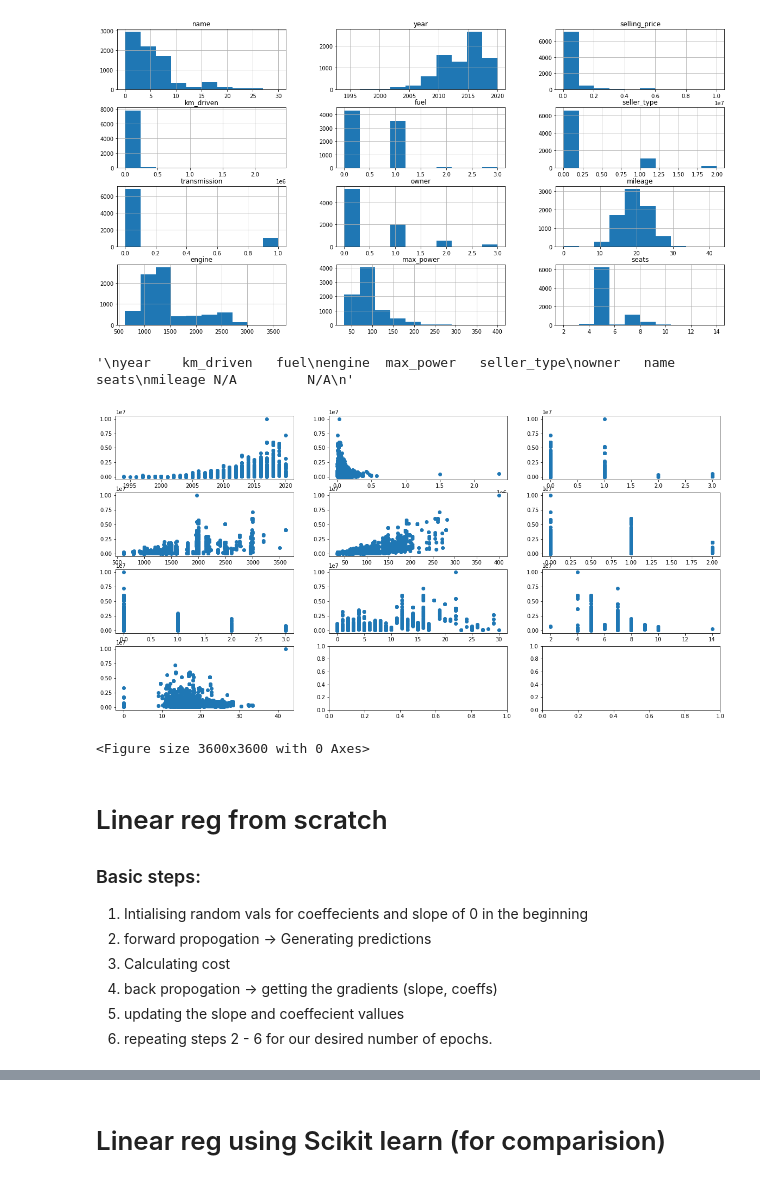
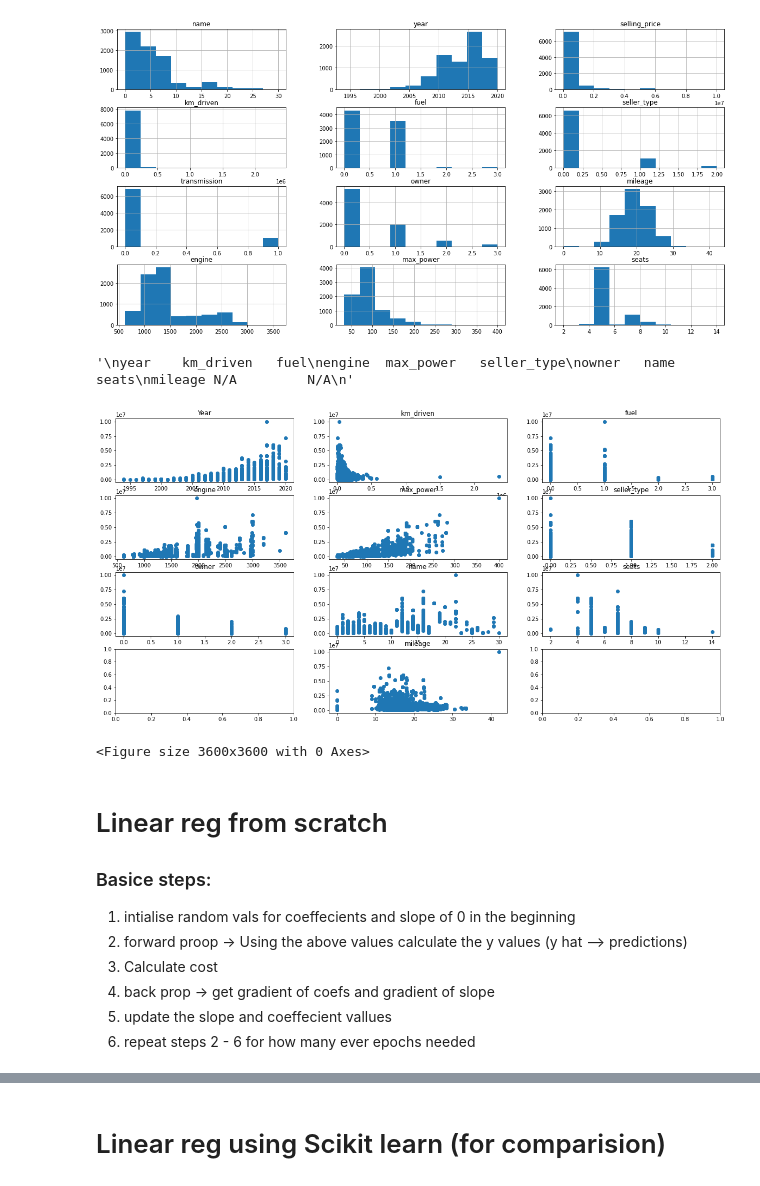
Before and after one commit to sreeharshaparuchur1/neuralNets, a Jupyter notebook: Linear Regression/linearRegression_carPrices.ipynb, the cells around one changed output, grey strips where cells are left out. Saved outputs shown, nothing was run; the diff lists cells and outputs as text; code cells hidden in the pictures.

```diff
--- a/Linear Regression/linearRegression_carPrices.ipynb
+++ b/Linear Regression/linearRegression_carPrices.ipynb
@@ -9,7 +9,7 @@ import seaborn as sn
 from pylab import rcParams
 rcParams['figure.figsize'] = 20, 10
 # %%
-CAR_DATASET_PATH = "/car_price.csv"
+CAR_DATASET_PATH = "/content/car_price.csv"
 car_df = pd.read_csv(CAR_DATASET_PATH)
 car_df.head(10)
 # %% [output]
@@ -234,28 +228,47 @@ array([[<matplotlib.axes._subplots.AxesSubplot object at 0x...>,
 # %%
 fig, ax = plt.subplots(4,3)
 
 ax[0,0].scatter([car_df["year"]], car_df["selling_price"])
+ax[0,0].title.set_text('Year')
+
 ax[0,1].scatter([car_df["km_driven"]], car_df["selling_price"])
+ax[0,1].title.set_text('km_driven')
+
 ax[0,2].scatter([car_df["fuel"]], car_df["selling_price"])
+ax[0,2].title.set_text('fuel')
+
 ax[1,0].scatter([car_df["engine"]], car_df["selling_price"])
+ax[1,0].title.set_text('engine')
+
 ax[1,1].scatter([car_df["max_power"]], car_df["selling_price"])
+ax[1,1].title.set_text('max_power')
+
 ax[1,2].scatter([car_df["seller_type"]], car_df["selling_price"])
+ax[1,2].title.set_text('seller_type')
+
 ax[2,0].scatter([car_df["owner"]], car_df["selling_price"])
+ax[2,0].title.set_text('owner')
+
 ax[2,1].scatter([car_df["name"]], car_df["selling_price"])
+ax[2,1].title.set_text('name')
+
 ax[2,2].scatter([car_df["seats"]], car_df["selling_price"])
-ax[3,0].scatter([car_df["mileage"]], car_df["selling_price"])
+ax[2,2].title.set_text('seats')
+
+ax[3,1].scatter([car_df["mileage"]], car_df["selling_price"])
+ax[3,1].title.set_text('mileage')
 
 plt.figure(figsize=(50,50))
 fig.show()
 """
 year    km_driven   fuel
 engine  max_power   seller_type
 owner   name        seats
 mileage N/A         N/A
 """
 # %% [output]
 '\nyear    km_driven   fuel\nengine  max_power   seller_type\nowner   name        seats\nmileage N/A         N/A\n'
-[figure, old version]
+[figure, new version]
 <Figure size 3600x3600 with 0 Axes>
 # %%
 # splitting into test and trainign sets
@@ -271,13 +284,13 @@ def train_test_split(X):
 x_train, x_test, y_train, y_test = train_test_split(car_df)
 # %% [markdown]
 # Linear reg from scratch
-### Basic steps:
-1. Intialising random vals for coeffecients and slope of 0 in the beginning
-2. forward propogation -> Generating predictions
-3. Calculating cost
-4. back propogation -> getting the gradients (slope, coeffs)
-5. updating the slope and coeffecient vallues
-6. repeating steps 2 - 6 for our desired number of epochs.
+### Basice steps:
+1. intialise random vals for coeffecients and slope of 0 in the beginning
+2. forward proop -> Using the above values calculate the y values (y hat --> predictions)
+3. Calculate cost
+4. back prop -> get gradient of coefs and gradient of slope
+5. update the slope and coeffecient vallues
+6. repeat steps 2 - 6 for how many ever epochs needed
 # %%
 #BUILD CLASS TO FIND LINEAR REG
 class MyLinearReg:
```
Also changed, not shown: parts of 8 cells of this notebook.
